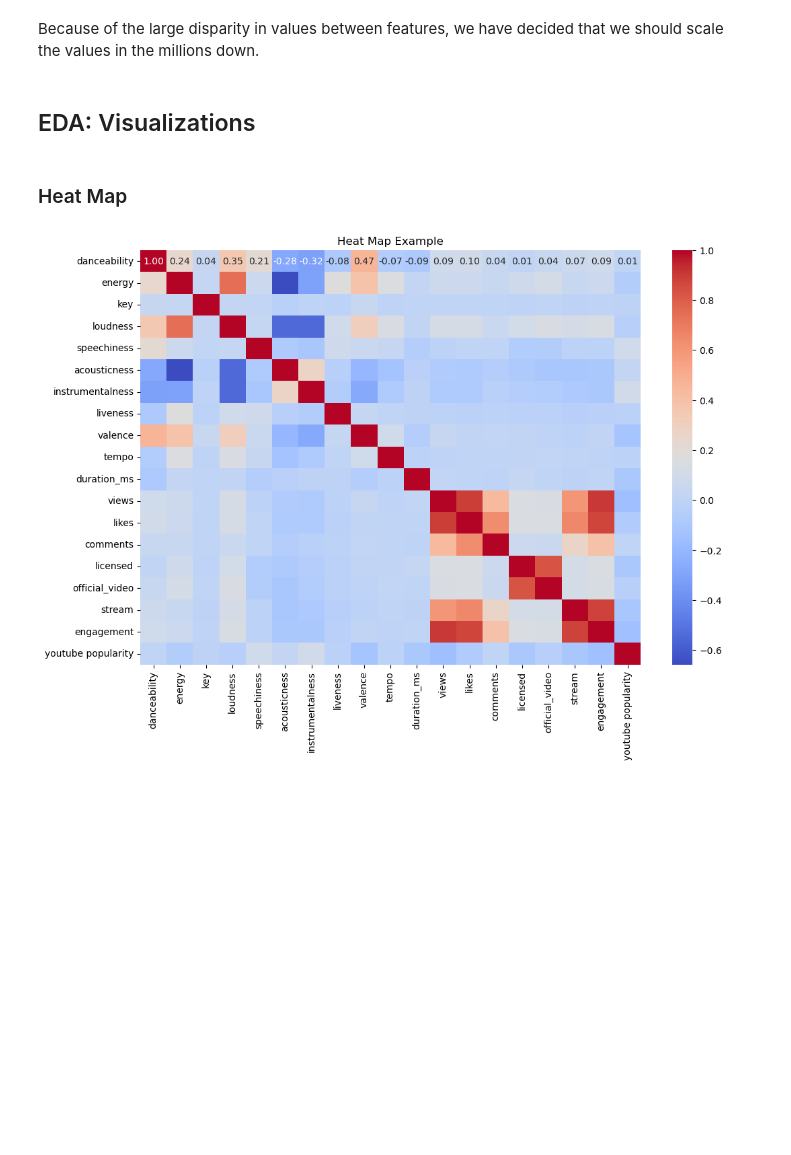
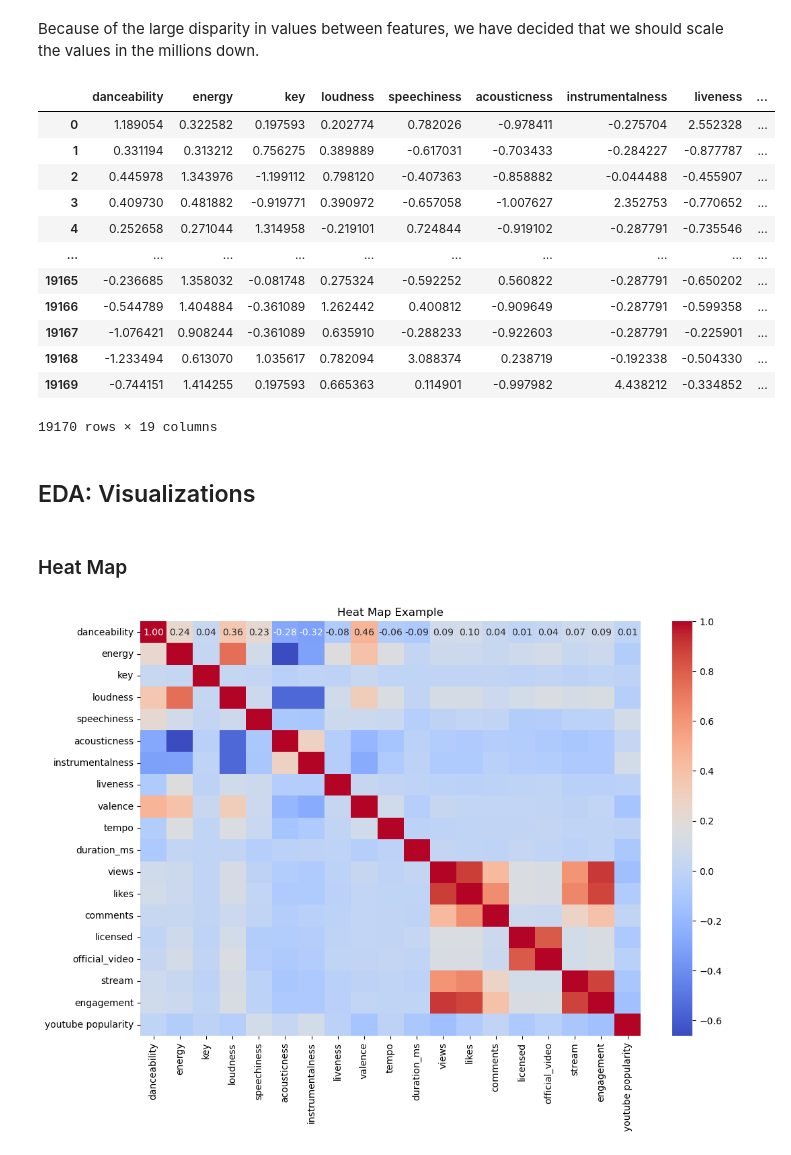
Before and after one commit to dparcon/Project_4_Group_2, a Jupyter notebook: spotify_youtube_song_analysis.ipynb, the cells around one changed output. Saved outputs shown, nothing was run; the diff lists cells and outputs as text; code cells hidden in the pictures; blank space fills up the shorter version.

```diff
--- a/spotify_youtube_song_analysis.ipynb
+++ b/spotify_youtube_song_analysis.ipynb
@@ -124,0 +125,3 @@ spotify_youtube_df.describe()
+# %%
+spotify_youtube_df_cleaned = spotify_youtube_df.dropna(how='any')
+spotify_youtube_df_cleaned
@@ -125,5 +154,30 @@ spotify_youtube_df.describe()
 # %% [markdown]
 Because of the large disparity in values between features, we have decided that we should scale the values in the millions down.
+# %%
+# Isolate compatible columns
+feature_set = spotify_youtube_df_cleaned[['danceability', 'energy', 'key', 'loudness', 'speechiness', 'acousticness', 'instrumentalness', 'liveness', 'valence', 'tempo', 'duration_ms', 'views', 'likes', 'comments', 'licensed', 'official_video', 'stream', 'engagement', 'youtube popularity']]
+
+# Initialize scaler
+scaler = StandardScaler()
+
+# Scale values
+scaled_features = scaler.fit_transform(feature_set)
+scaled_df = pd.DataFrame(scaled_features, columns=feature_set.columns)
+scaled_df
+# %% [output]
+|  | danceability | energy | key | loudness | speechiness | acousticness | instrumentalness | liveness | ... |
+| 0 | 1.189054 | 0.322582 | 0.197593 | 0.202774 | 0.782026 | -0.978411 | -0.275704 | 2.552328 | ... |
+| 1 | 0.331194 | 0.313212 | 0.756275 | 0.389889 | -0.617031 | -0.703433 | -0.284227 | -0.877787 | ... |
+| 2 | 0.445978 | 1.343976 | -1.199112 | 0.798120 | -0.407363 | -0.858882 | -0.044488 | -0.455907 | ... |
+| 3 | 0.409730 | 0.481882 | -0.919771 | 0.390972 | -0.657058 | -1.007627 | 2.352753 | -0.770652 | ... |
+| 4 | 0.252658 | 0.271044 | 1.314958 | -0.219101 | 0.724844 | -0.919102 | -0.287791 | -0.735546 | ... |
+| ... | ... | ... | ... | ... | ... | ... | ... | ... | ... |
+| 19165 | -0.236685 | 1.358032 | -0.081748 | 0.275324 | -0.592252 | 0.560822 | -0.287791 | -0.650202 | ... |
+| 19166 | -0.544789 | 1.404884 | -0.361089 | 1.262442 | 0.400812 | -0.909649 | -0.287791 | -0.599358 | ... |
+| 19167 | -1.076421 | 0.908244 | -0.361089 | 0.635910 | -0.288233 | -0.922603 | -0.287791 | -0.225901 | ... |
+| 19168 | -1.233494 | 0.613070 | 1.035617 | 0.782094 | 3.088374 | 0.238719 | -0.192338 | -0.504330 | ... |
+| 19169 | -0.744151 | 1.414255 | 0.197593 | 0.665363 | 0.114901 | -0.997982 | 4.438212 | -0.334852 | ... |
+19170 rows × 19 columns
 # %% [markdown]
 ## EDA: Visualizations
 # %% [markdown]
```
Also changed, not shown: parts of 10 cells of this notebook.
